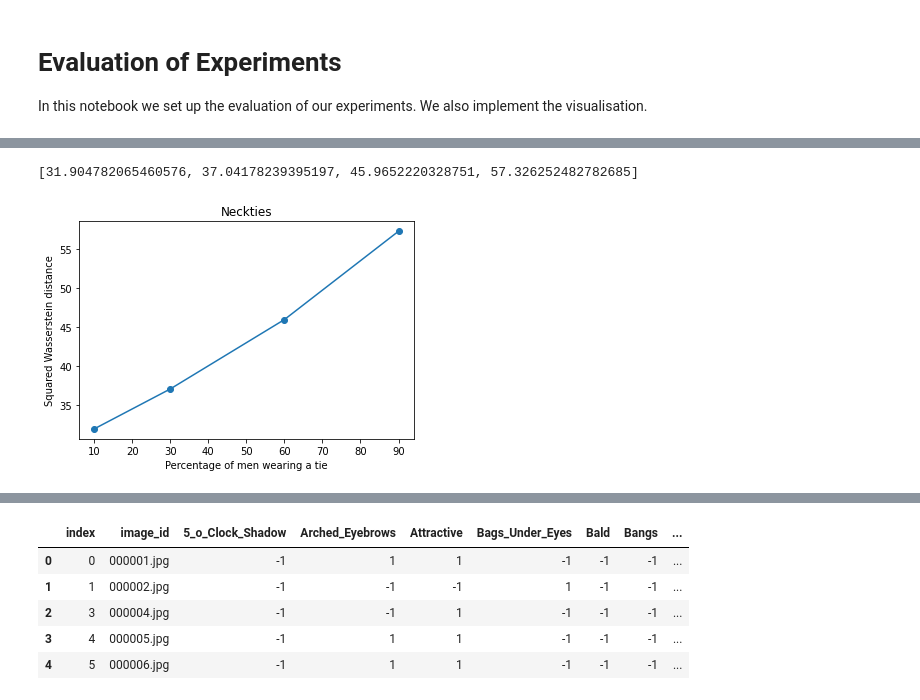
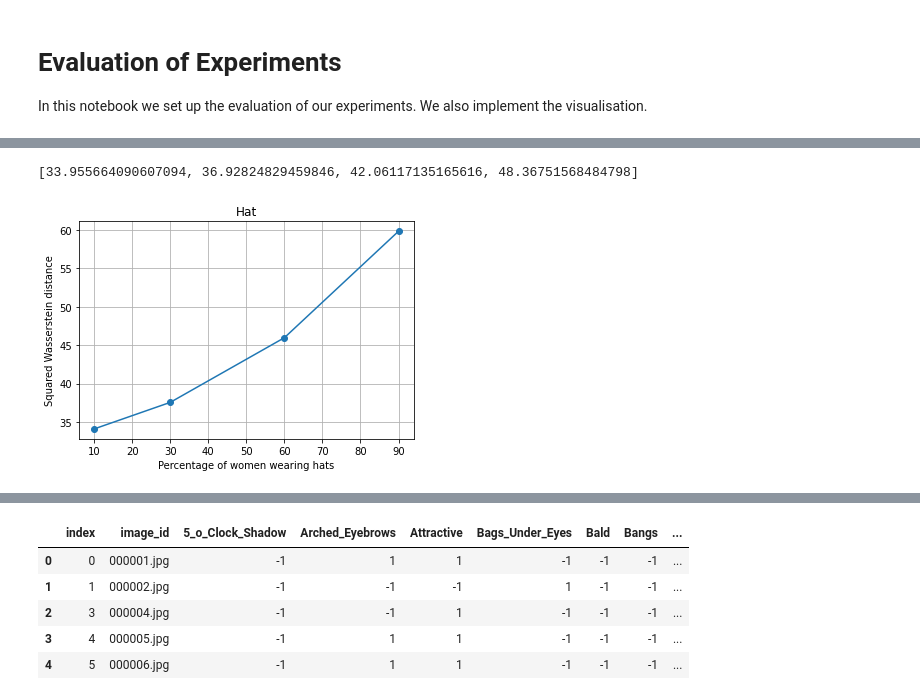
Before and after one commit to nobias-project/OT-ICNN-bias, a Jupyter notebook: notebooks/Evaluation_Experiments_CelebA.ipynb, the cells around one changed output, grey strips where cells are left out. Cells and saved outputs as stored; diff of their text form; code cells hidden in the pictures.

Commit message:
Evaluation of experiment 1

```diff
--- a/notebooks/Evaluation_Experiments_CelebA.ipynb
+++ b/notebooks/Evaluation_Experiments_CelebA.ipynb
@@ -34,22 +22,33 @@ In this notebook we set up the evaluation of our experiments. We also implement
 # %%
 # paths
+feature = "Eyeglasses"
+
 celebA_csv = "../data/celeba/list_attr_celeba.csv"
-female_csv = "../data/celeba/experiment1_Female_Eyeglasses.csv"
+female_csv = "../data/celeba/experiment1_Female_{}.csv".format(feature)
 
 male_csv = list()
 models_folder = list()
 
 for n in [10, 30, 60, 90]:
-    male_csv.append("../data/celeba/experiment1_Male_Wearing_Necktie_{}%.csv".format(n))
+    male_csv.append("../data/celeba/experiment1_Male_{}_{}%.csv".format(feature, n))
 
 
-    models_folder.append( ('../results/Experiment1/Necktie/{}/Results_CelebA_resnet18/'
+    models_folder.append( ('../results/Experiment1/{}/{}/Results_CelebA_resnet18/'
                  'input_dim_512/init_trunc_inv_sqrt/layers_4/neuron_512/'
                  'lambda_cvx_0.1_mean_0.0/optim_Adamlr_0.001betas_0.5_0.99/'
-                 'gen_5/batch_30/trial_1_last_inp_qudr').format(n))
+                 'gen_5/batch_30/trial_1_last_inp_qudr').format(feature.split("_")[-1], n))
 # %%
 wasserstein = list()
 for i in range(4):
+    n = [10, 30, 60, 90][i]
     df = pd.read_csv(male_csv[i])
     mean = df["values_resnet18"].mean()
     wasserstein.append(mean)
+
+    #print(df[["Wearing_Hat", "values_resnet18"]].corr())
+    ax = df.boxplot(column = "values_resnet18", by = feature)
+    plt.suptitle("")
+    ax.set_title("Box plots of ranking score - {}% of men wearing glasses".format(n))
+
+    plt.savefig("../results/Experiment1/{0}/{0}_Boxplot_{1}.png".format(feature.split("_")[-1], n))
+    plt.show()
@@ -70,14 +60,16 @@ Index(['Unnamed: 0', 'image_id', '5_o_Clock_Shadow', 'Arched_Eyebrows',
 # %%
 wasserstein
 # %% [output]
-[31.904782065460576, 37.04178239395197, 45.9652220328751, 57.326252482782685]
+[33.955664090607094, 36.92824829459846, 42.06117135165616, 48.36751568484798]
 # %%
 plt.plot([10,30,60,90], wasserstein, "-o")
-plt.title("Neckties")
-plt.xlabel("Percentage of men wearing a tie")
+
+plt.title("Hat")
+plt.xlabel("Percentage of women wearing hats")
 plt.ylabel("Squared Wasserstein distance")
+plt.grid()
 
-plt.savefig("../results/Experiment1/Necktie/Necktie_Wasserstein_distance_plot.png")
+#plt.savefig("../results/Experiment1/Female_Hat/Female_Hat_Wasserstein_distance_plot.png")
 plt.show()
 # %% [output]
-[figure, old version]
+[figure, new version]
```
Also changed, not shown: parts of 6 cells of this notebook, 3 other files.
